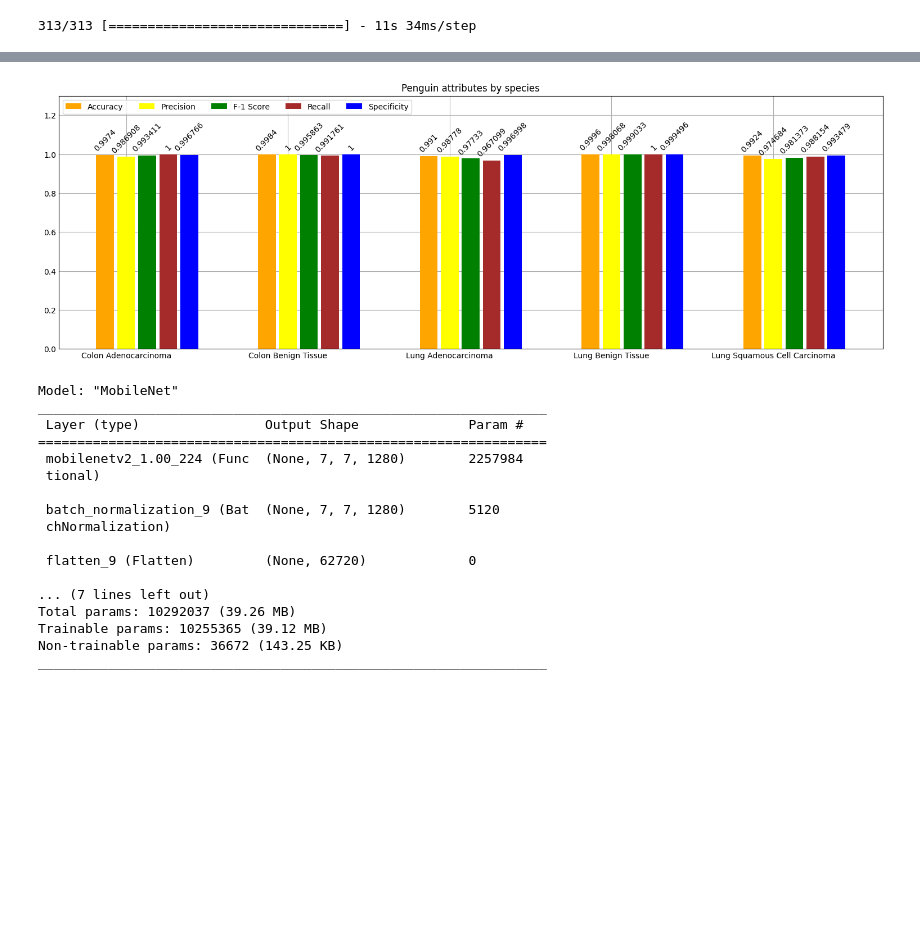
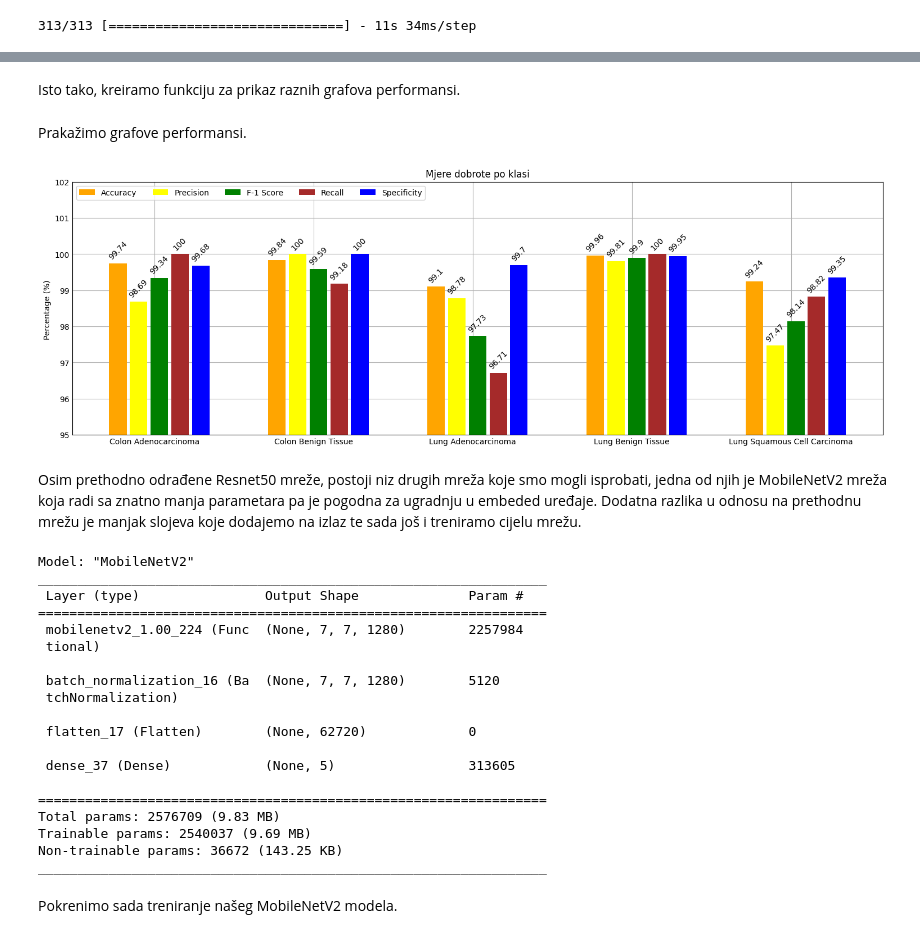
Before and after one commit to velimirkovacic/cancer-detection-project, a Jupyter notebook: projekt.ipynb, the cells around one changed output, grey strips where cells are left out. Cells and saved outputs as stored; diff of their text form; code cells hidden in the pictures; blank space fills up the shorter version.

Commit message:
add mobilenetv2 to the end

```diff
--- a/projekt.ipynb
+++ b/projekt.ipynb
@@ -309,5 +320,7 @@ Class 4 is for Lung Squamous Cell Carcinoma.
+# %% [markdown]
+Isto tako, kreiramo funkciju za prikaz raznih grafova performansi.
 # %%
-def show_performance_graphs(conf_matrix, classes):
+def show_performance_graphs(conf_matrix):
     N = np.sum(np.concatenate(conf_matrix))
     FP = np.sum(conf_matrix, axis=1)
     FN = np.sum(conf_matrix, axis=0)
@@ -330,17 +343,17 @@ def show_performance_graphs(conf_matrix, classes):
         FN_i = FN[i] - TP_i
         TN_i = N - TP_i - FP_i - FN_i
 
-        acc = (TP_i + TN_i) / (TN_i + TP_i + FN_i + FP_i)
-        prec = (TP_i) / (TP_i + FP_i)
-        F1 = (TP_i) / (TP_i + 0.5 * (FN_i + FP_i))
-        rec = (TP_i) / (TP_i + FN_i)
-        spec = (TN_i) / (TN_i + FP_i)
+        acc = (TP_i + TN_i) / (TN_i + TP_i + FN_i + FP_i) * 100
+        prec = (TP_i) / (TP_i + FP_i) * 100
+        F1 = (TP_i) / (TP_i + 0.5 * (FN_i + FP_i)) * 100
+        rec = (TP_i) / (TP_i + FN_i) * 100
+        spec = (TN_i) / (TN_i + FP_i) * 100
 
-        accs.append(acc)
-        precs.append(prec)
-        F1s.append(F1)
-        recs.append(rec)
-        specs.append(spec)
+        accs.append(round(acc, 2))
+        precs.append(round(prec,2))
+        F1s.append(round(F1,2))
+        recs.append(round(rec,2))
+        specs.append(round(spec,2))
 
     measurements = {"Accuracy": accs, "Precision": precs, "F-1 Score": F1s, "Recall": recs, "Specificity": specs}
     colors = ["orange", "yellow", "green", "brown", "blue"]
@@ -354,20 +367,24 @@ def show_performance_graphs(conf_matrix, classes):
         ax.bar_label(rects, padding=3, rotation=45)
         multiplier += 1
 
-    ax.set_title('Penguin attributes by species')
-    ax.set_xticks(x + width, classes)
+    ax.set_title('Mjere dobrote po klasi')
+    ax.set_ylabel("Percentage (%) ")
+    ax.set_xticks(x + width + 0.1, classes)
     ax.legend(loc='upper left', ncols=5)
-    ax.set_ylim(0, 1.3)
+    ax.set_ylim(95, 102)
 
     fig.set_figwidth(15)
     fig.set_figheight(5)
 
     plt.show()
-
-
-show_performance_graphs(conf_matrix, classes)
-# %% [output]
-[figure, removed]
+# %% [markdown]
+Prakažimo grafove performansi.
+# %%
+show_performance_graphs(resnet50_conf_matrix, classes)
+# %% [output]
+[figure, added]
+# %% [markdown]
+Osim prethodno odrađene Resnet50 mreže, postoji niz drugih mreža koje smo mogli isprobati, jedna od njih je MobileNetV2 mreža koja radi sa znatno manja parametara pa je pogodna za ugradnju u embeded uređaje. Dodatna razlika u odnosu na prethodnu mrežu je manjak slojeva koje dodajemo na izlaz te sada još i treniramo cijelu mrežu.
 # %%
 def get_mobilenet_v2():
     pretrained_model = MobileNetV2(input_shape=image_shape, weights='imagenet', include_top=False)
@@ -377,33 +394,35 @@ def get_mobilenet_v2():
         pretrained_model,
         BatchNormalization(),
         Flatten(),
-        Dense(128, activation='relu'),
-        Dropout(0.5),
         Dense(num_classes, activation='softmax')
-    ], name='MobileNet')
+    ], name='MobileNetV2')
 
-    model.compile(Adam(learning_rate=0.001), loss='categorical_crossentropy', metrics=['accuracy'])
+    model.compile(Adam(), loss='categorical_crossentropy', metrics=['accuracy'])
 
     return model
 
 mobile_net_v2_model = get_mobilenet_v2()
 mobile_net_v2_model.summary()
 # %% [output]
-Model: "MobileNet"
+Model: "MobileNetV2"
 _________________________________________________________________
  Layer (type)                Output Shape              Param #
 =================================================================
  mobilenetv2_1.00_224 (Func  (None, 7, 7, 1280)        2257984
  tional)
 
- batch_normalization_9 (Bat  (None, 7, 7, 1280)        5120
- chNormalization)
+ batch_normalization_16 (Ba  (None, 7, 7, 1280)        5120
+ tchNormalization)
 
- flatten_9 (Flatten)         (None, 62720)             0
+ flatten_17 (Flatten)        (None, 62720)             0
 
-... (7 lines left out)
-Total params: 10292037 (39.26 MB)
-Trainable params: 10255365 (39.12 MB)
+ dense_37 (Dense)            (None, 5)                 313605
+
+=================================================================
+Total params: 2576709 (9.83 MB)
+Trainable params: 2540037 (9.69 MB)
 Non-trainable params: 36672 (143.25 KB)
 _________________________________________________________________
+# %% [markdown]
+Pokrenimo sada treniranje našeg MobileNetV2 modela.
 # %%
```
Also changed, not shown: parts of 16 cells of this notebook, 6 other files.
